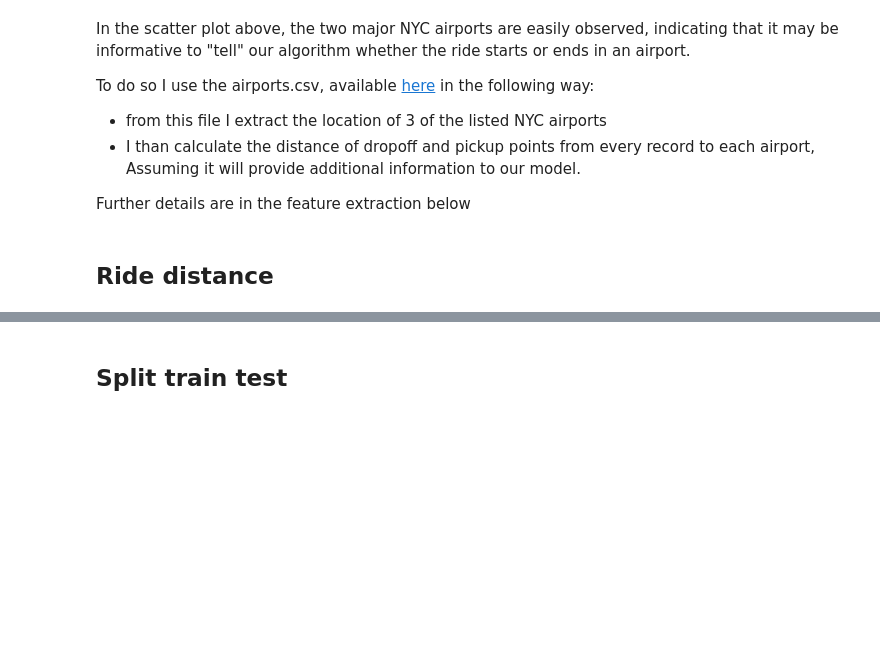
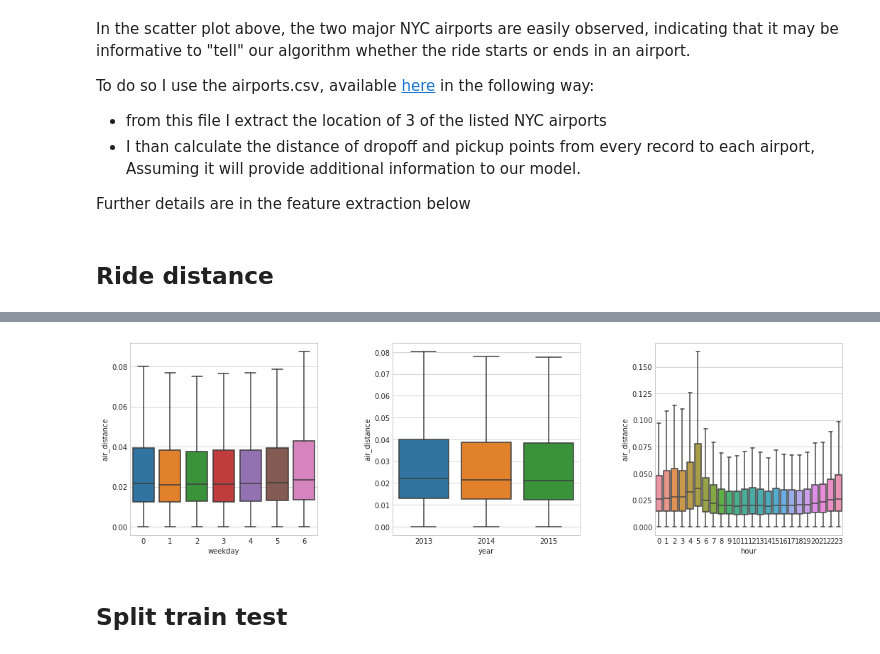
Before and after one commit to AndreasMerentitis/Sagemaker-Athena-NYC-taxi, a Jupyter notebook: taxi_fare_prediction.ipynb, the cells around one changed output, grey strips where cells are left out. Saved outputs shown, nothing was run; the diff lists cells and outputs as text; code cells hidden in the pictures; blank space fills up the shorter version.

```diff
--- a/taxi_fare_prediction.ipynb
+++ b/taxi_fare_prediction.ipynb
@@ -227,13 +233,15 @@ df_all['price_per_distance'] = df_all['fare_amount'] / df_all['air_distance']
 # %%
-#time_features = ['weekday', 'year', 'hour']
-#fig = plt.figure(figsize=(18,5))
-#fig.subplots_adjust(hspace=0.4, wspace=0.4)
+time_features = ['weekday', 'year', 'hour']
+fig = plt.figure(figsize=(18,5))
+fig.subplots_adjust(hspace=0.4, wspace=0.4)
 
-#for i in range(len(time_features)):
-#    ax = fig.add_subplot(1, 3, i+1)
-#    sns.boxplot(x=time_features[i], y="air_distance", data=df_all[df_all['year'] >= 2013], showfliers=False)
+for i in range(len(time_features)):
+    ax = fig.add_subplot(1, 3, i+1)
+    sns.boxplot(x=time_features[i], y="air_distance", data=df_all[df_all['year'] >= 2013], showfliers=False)
 
-#plt.show()
+plt.show()
+# %% [output]
+[figure, added]
 # %% [markdown]
 ## Split train test
 # %% [markdown]
```
Also changed, not shown: parts of 19 cells of this notebook, 2 other files.
